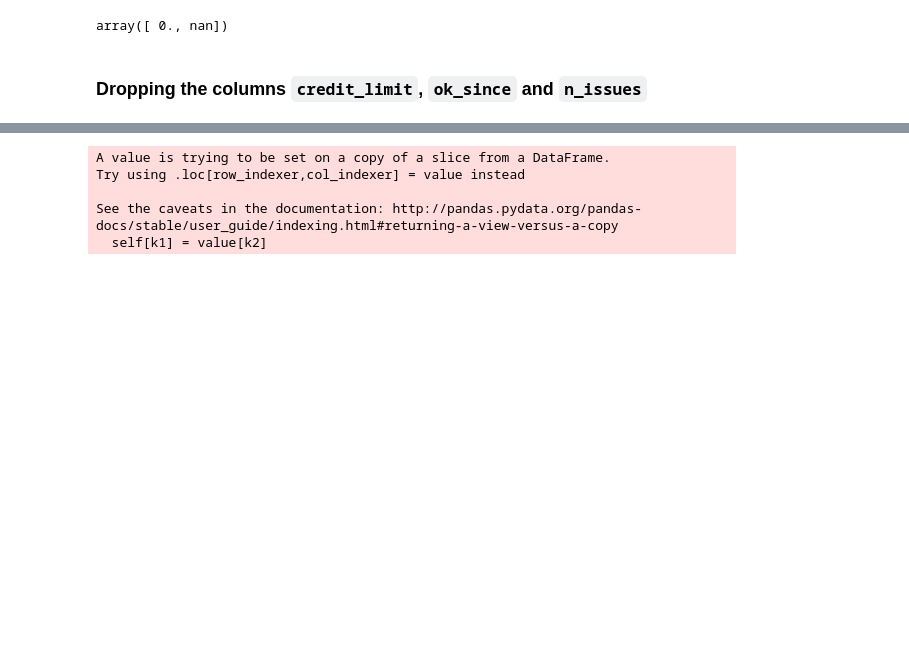
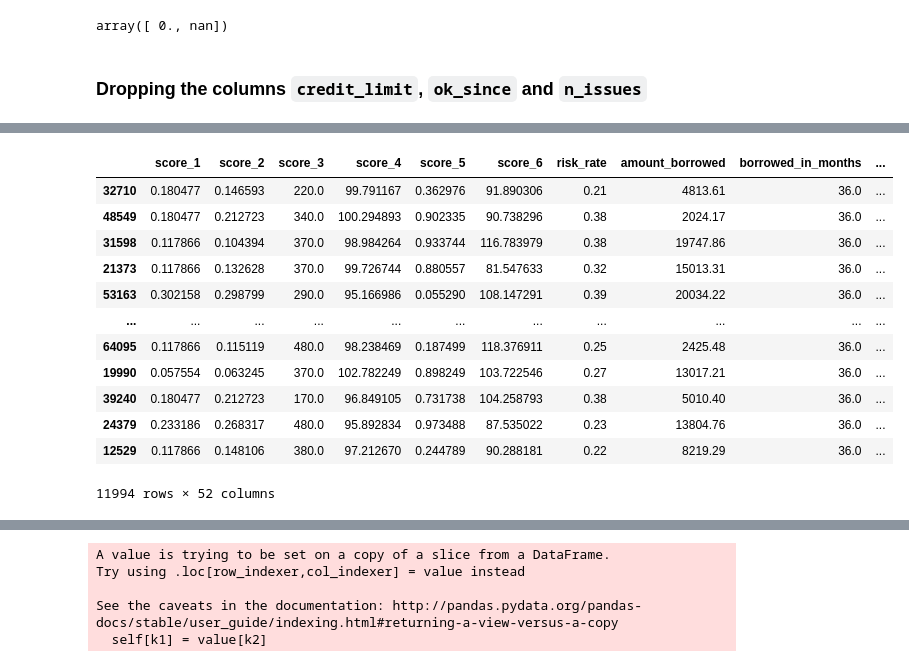
Before and after one commit to Lucas-Cerqueira/nubank-puzzle, a Jupyter notebook: default_prediction.ipynb, the cells around one changed output, grey strips where cells are left out. Saved outputs shown, nothing was run; the diff lists cells and outputs as text; code cells hidden in the pictures; blank space fills up the shorter version.

```diff
--- a/default_prediction.ipynb
+++ b/default_prediction.ipynb
@@ -190,8 +146,6 @@ df_train['income'].plot(kind='box')
 # %% [output]
 <matplotlib.axes._subplots.AxesSubplot at 0x...>
 [figure]
-# %%
-df_train['income'].clip(upper=2000000, inplace=True)
 # %% [markdown]
 ### Bankruptcies amont clients without `credit_limit`
 # %%
@@ -258,0 +434,16 @@ from sklearn.model_selection import train_test_split
+# %%
+prediction_function(X_test)
+# %% [output]
+|  | score_1 | score_2 | score_3 | score_4 | score_5 | score_6 | risk_rate | amount_borrowed | borrowed_in_months | ... |
+| 32710 | 0.180477 | 0.146593 | 220.0 | 99.791167 | 0.362976 | 91.890306 | 0.21 | 4813.61 | 36.0 | ... |
+| 48549 | 0.180477 | 0.212723 | 340.0 | 100.294893 | 0.902335 | 90.738296 | 0.38 | 2024.17 | 36.0 | ... |
+| 31598 | 0.117866 | 0.104394 | 370.0 | 98.984264 | 0.933744 | 116.783979 | 0.38 | 19747.86 | 36.0 | ... |
+| 21373 | 0.117866 | 0.132628 | 370.0 | 99.726744 | 0.880557 | 81.547633 | 0.32 | 15013.31 | 36.0 | ... |
+| 53163 | 0.302158 | 0.298799 | 290.0 | 95.166986 | 0.055290 | 108.147291 | 0.39 | 20034.22 | 36.0 | ... |
+| ... | ... | ... | ... | ... | ... | ... | ... | ... | ... | ... |
+| 64095 | 0.117866 | 0.115119 | 480.0 | 98.238469 | 0.187499 | 118.376911 | 0.25 | 2425.48 | 36.0 | ... |
+| 19990 | 0.057554 | 0.063245 | 370.0 | 102.782249 | 0.898249 | 103.722546 | 0.27 | 13017.21 | 36.0 | ... |
+| 39240 | 0.180477 | 0.212723 | 170.0 | 96.849105 | 0.731738 | 104.258793 | 0.38 | 5010.40 | 36.0 | ... |
+| 24379 | 0.233186 | 0.268317 | 480.0 | 95.892834 | 0.973488 | 87.535022 | 0.23 | 13804.76 | 36.0 | ... |
+| 12529 | 0.117866 | 0.148106 | 380.0 | 97.212670 | 0.244789 | 90.288181 | 0.22 | 8219.29 | 36.0 | ... |
+11994 rows × 52 columns
```
Also changed, not shown: parts of 53 cells of this notebook.
